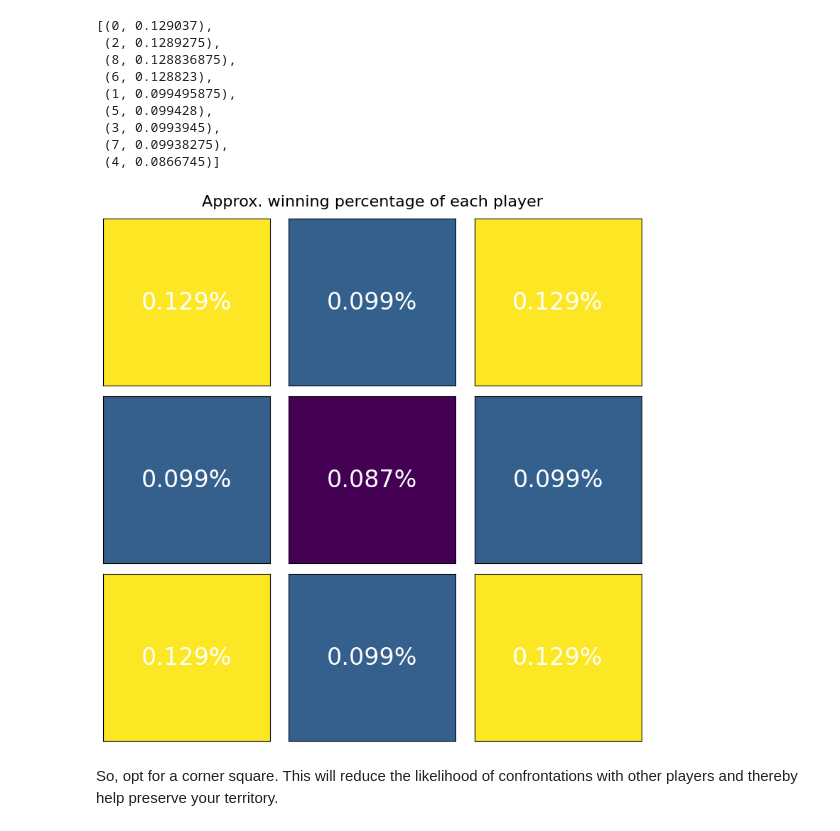
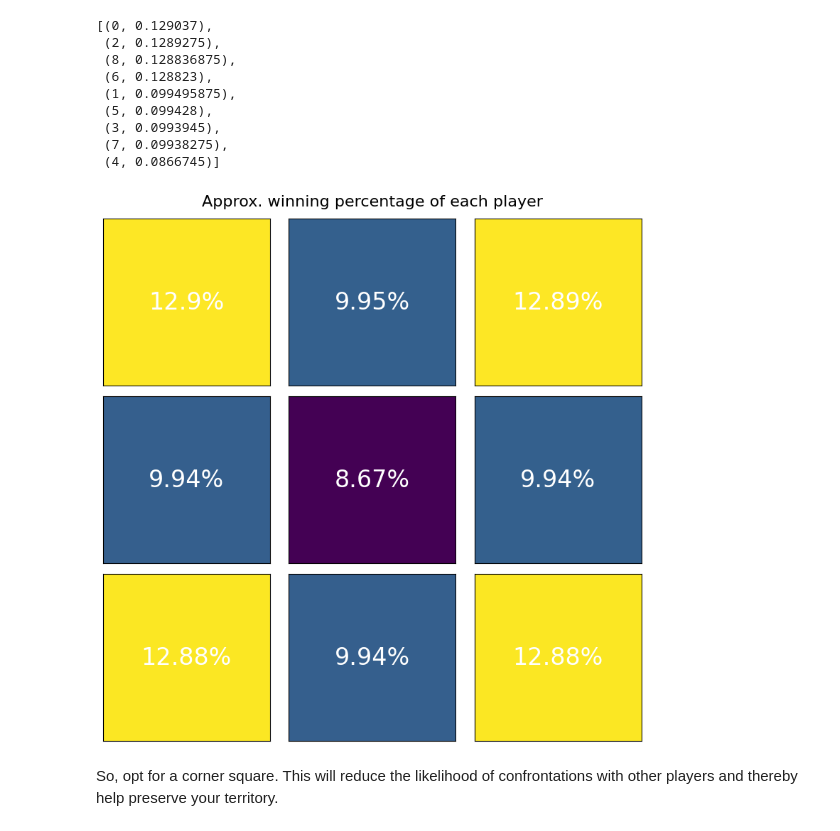
Before and after one commit to Clement-Lelievre/the_riddler, a Jupyter notebook: fiddler_express_dec16_2024.ipynb, the cells around one changed output. Cells and saved outputs as stored; diff of their text form; code cells hidden in the pictures.

```diff
--- a/fiddler_express_dec16_2024.ipynb
+++ b/fiddler_express_dec16_2024.ipynb
@@ -110,28 +110,28 @@ Starting experiments on 8 CPUs...
 # %%
 import matplotlib.pyplot as plt
 import matplotlib.colors as mcolors
 
 percentages = [perc for (_, perc) in sorted(stats)]
 
 norm = mcolors.Normalize(vmin=min(percentages), vmax=max(percentages))
 
 fig, axes = plt.subplots(3, 3, figsize=(8, 8))
 fig.suptitle('Approx. winning percentage of each player', fontsize=16)
 
 for i, ax in enumerate(axes.flat):
     color = plt.cm.viridis(norm(percentages[i]))
     ax.set_facecolor(color)
-    ax.text(0.5, 0.5, f'{round(percentages[i], 3)}%', fontsize=24, ha='center', va='center', color='white')
+    ax.text(0.5, 0.5, f'{round(percentages[i]*100, 2)}%', fontsize=24, ha='center', va='center', color='white')
     ax.set_xticks([])
     ax.set_yticks([])
     ax.set_xlim(0, 1)
     ax.set_ylim(0, 1)
     ax.set_aspect('equal')
 
 plt.tight_layout()
 plt.show()
 # %% [output]
-[figure, old version]
+[figure, new version]
 # %% [markdown]
 So, opt for a corner square. This will reduce the likelihood of confrontations with other players and thereby help preserve your territory.
 # %% [markdown]
```
